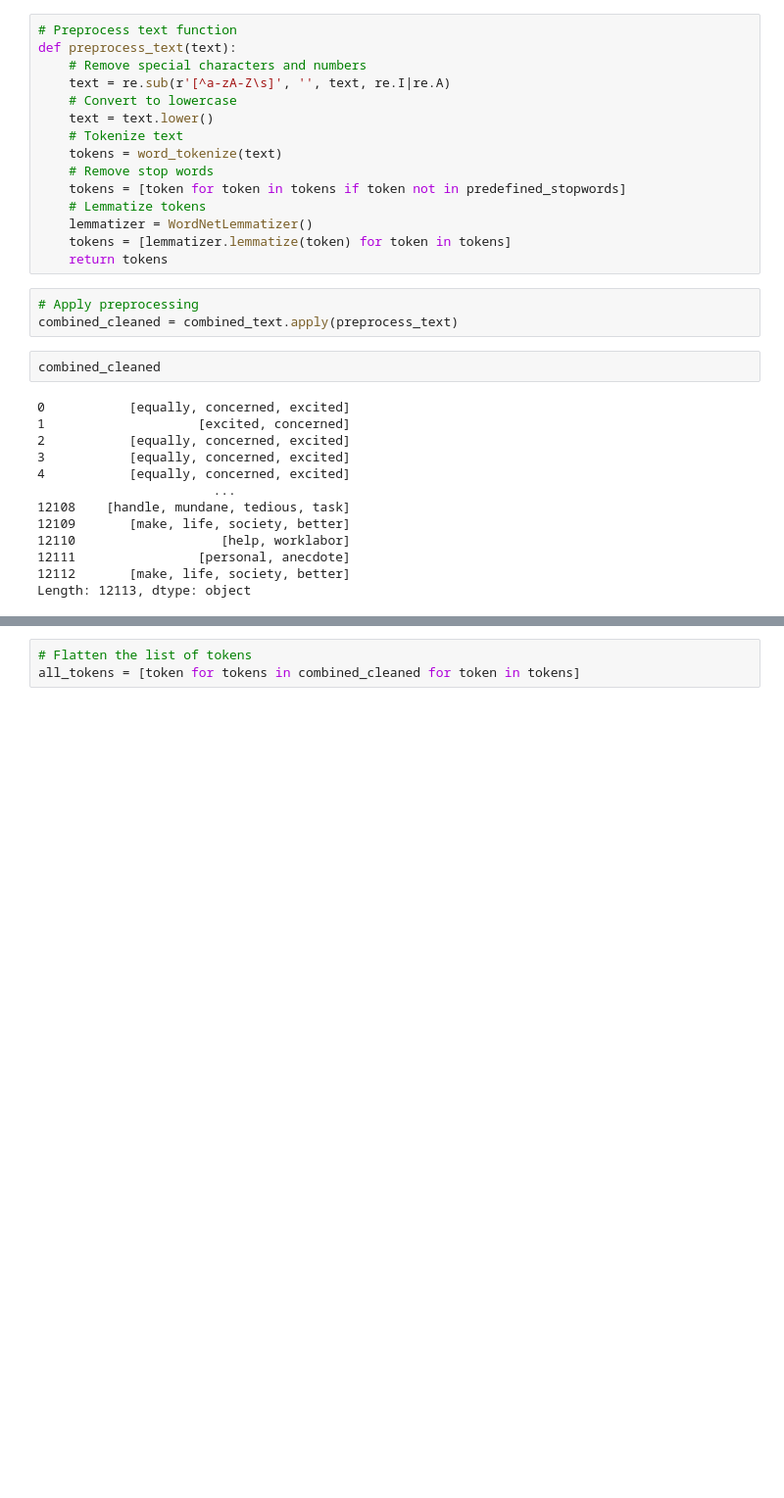
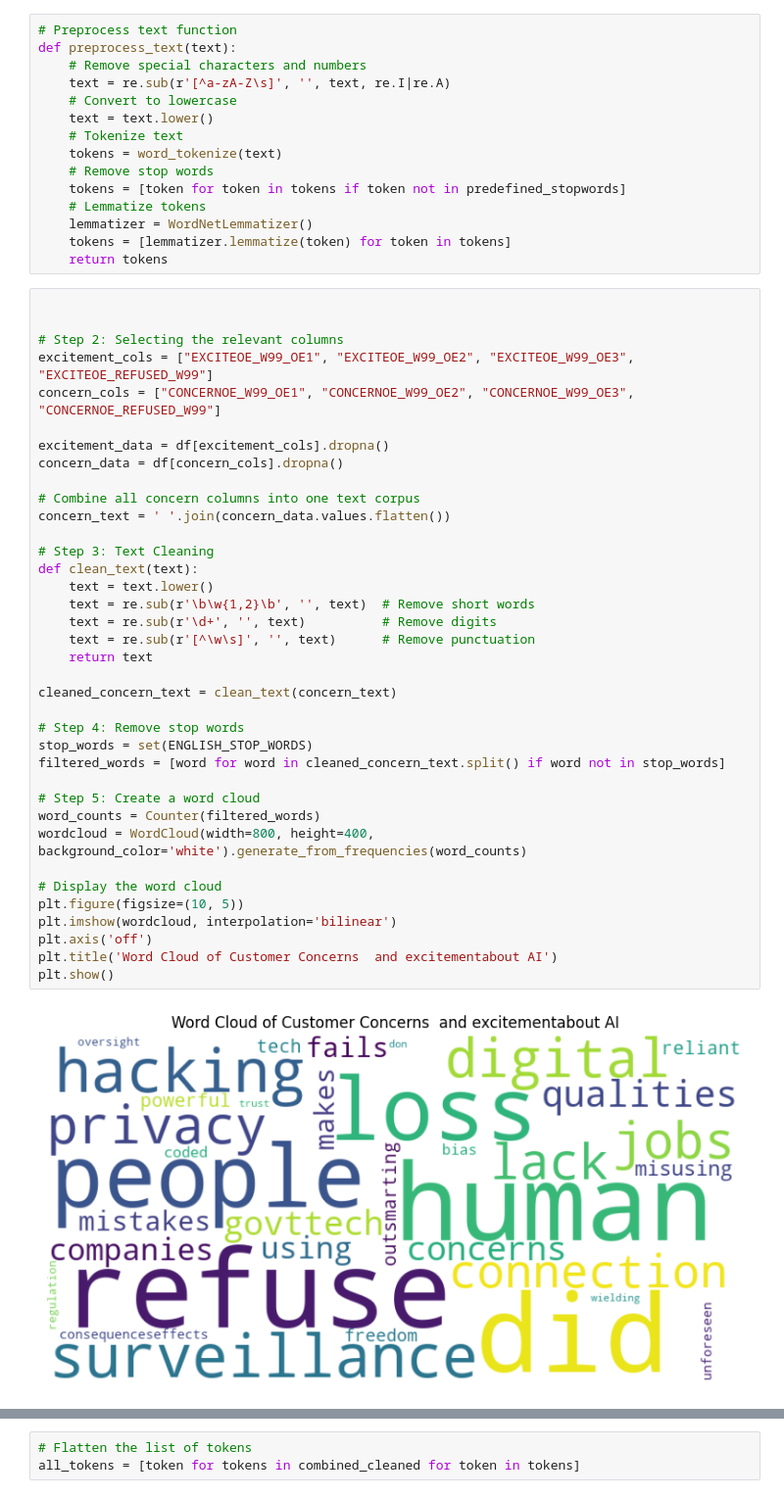
Before and after one commit to ggotoo/AI-Fundamentals, a Jupyter notebook: NLPdata.ipynb, the cells around one changed output, grey strips where cells are left out. Shown at 98% size. Saved outputs shown, nothing was run; the diff lists cells and outputs as text; blank space fills up the shorter version.

```diff
--- a/NLPdata.ipynb
+++ b/NLPdata.ipynb
@@ -115,21 +110,42 @@ def preprocess_text(text):
     lemmatizer = WordNetLemmatizer()
     tokens = [lemmatizer.lemmatize(token) for token in tokens]
     return tokens
-# %%
-# Apply preprocessing
-combined_cleaned = combined_text.apply(preprocess_text)
-# %%
-combined_cleaned
-# %% [output]
-0           [equally, concerned, excited]
-1                    [excited, concerned]
-2           [equally, concerned, excited]
-3           [equally, concerned, excited]
-4           [equally, concerned, excited]
-                       ...
-12108    [handle, mundane, tedious, task]
-12109       [make, life, society, better]
-12110                   [help, worklabor]
-12111                [personal, anecdote]
-12112       [make, life, society, better]
-Length: 12113, dtype: object
+# %%
+
+
+# Step 2: Selecting the relevant columns
+excitement_cols = ["EXCITEOE_W99_OE1", "EXCITEOE_W99_OE2", "EXCITEOE_W99_OE3", "EXCITEOE_REFUSED_W99"]
+concern_cols = ["CONCERNOE_W99_OE1", "CONCERNOE_W99_OE2", "CONCERNOE_W99_OE3", "CONCERNOE_REFUSED_W99"]
+
+excitement_data = df[excitement_cols].dropna()
+concern_data = df[concern_cols].dropna()
+
+# Combine all concern columns into one text corpus
+concern_text = ' '.join(concern_data.values.flatten())
+
+# Step 3: Text Cleaning
+def clean_text(text):
+    text = text.lower()
+    text = re.sub(r'\b\w{1,2}\b', '', text)  # Remove short words
+    text = re.sub(r'\d+', '', text)          # Remove digits
+    text = re.sub(r'[^\w\s]', '', text)      # Remove punctuation
+    return text
+
+cleaned_concern_text = clean_text(concern_text)
+
+# Step 4: Remove stop words
+stop_words = set(ENGLISH_STOP_WORDS)
+filtered_words = [word for word in cleaned_concern_text.split() if word not in stop_words]
+
+# Step 5: Create a word cloud
+word_counts = Counter(filtered_words)
+wordcloud = WordCloud(width=800, height=400, background_color='white').generate_from_frequencies(word_counts)
+
+# Display the word cloud
+plt.figure(figsize=(10, 5))
+plt.imshow(wordcloud, interpolation='bilinear')
+plt.axis('off')
+plt.title('Word Cloud of Customer Concerns  and excitementabout AI')
+plt.show()
+# %% [output]
+[figure, added]
```
Also changed, not shown: parts of 15 cells of this notebook.
